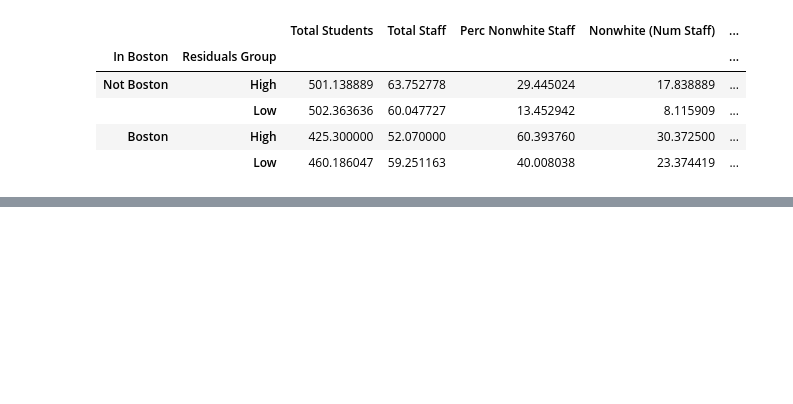
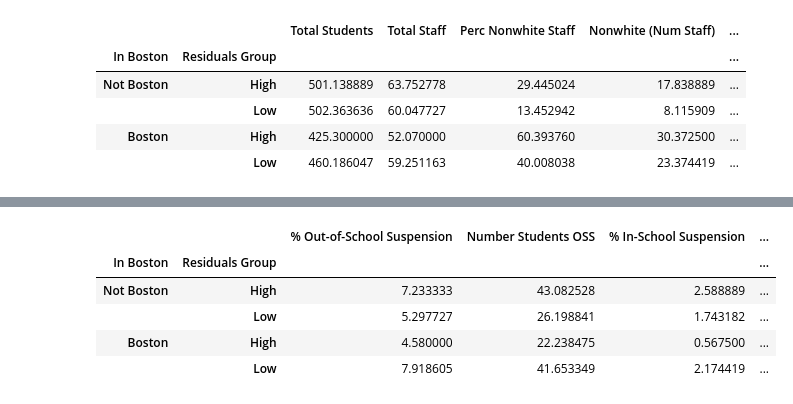
Before and after one commit to jill-k/school-staff-demographics, a Jupyter notebook: analysis/School Staff Analysis.ipynb, the cells around one changed output, grey strips where cells are left out. Cells and saved outputs as stored; diff of their text form; code cells hidden in the pictures; blank space fills up the shorter version.

```diff
--- a/analysis/School Staff Analysis.ipynb
+++ b/analysis/School Staff Analysis.ipynb
@@ -618,0 +619,10 @@ Index(['Zip Code', 'Org Code', 'Org Name', 'Org Type', 'Year', 'Job Category',
+# %%
+boston_groups = df_on.groupby(["In Boston", "Residuals Group"]).mean()[["% Out-of-School Suspension", "Number Students OSS", "% In-School Suspension", "Number Students ISS", "Attendance Rate", "Chronically Absent (10% or more)", "% Stability"]]
+boston_groups
+# %% [output]
+|  |  | % Out-of-School Suspension | Number Students OSS | % In-School Suspension | ... |
+| In Boston | Residuals Group |  |  |  | ... |
+| Not Boston | High | 7.233333 | 43.082528 | 2.588889 | ... |
+|  | Low | 5.297727 | 26.198841 | 1.743182 | ... |
+| Boston | High | 4.580000 | 22.238475 | 0.567500 | ... |
+|  | Low | 7.918605 | 41.653349 | 2.174419 | ... |
```
Also changed, not shown: parts of 25 cells of this notebook.
